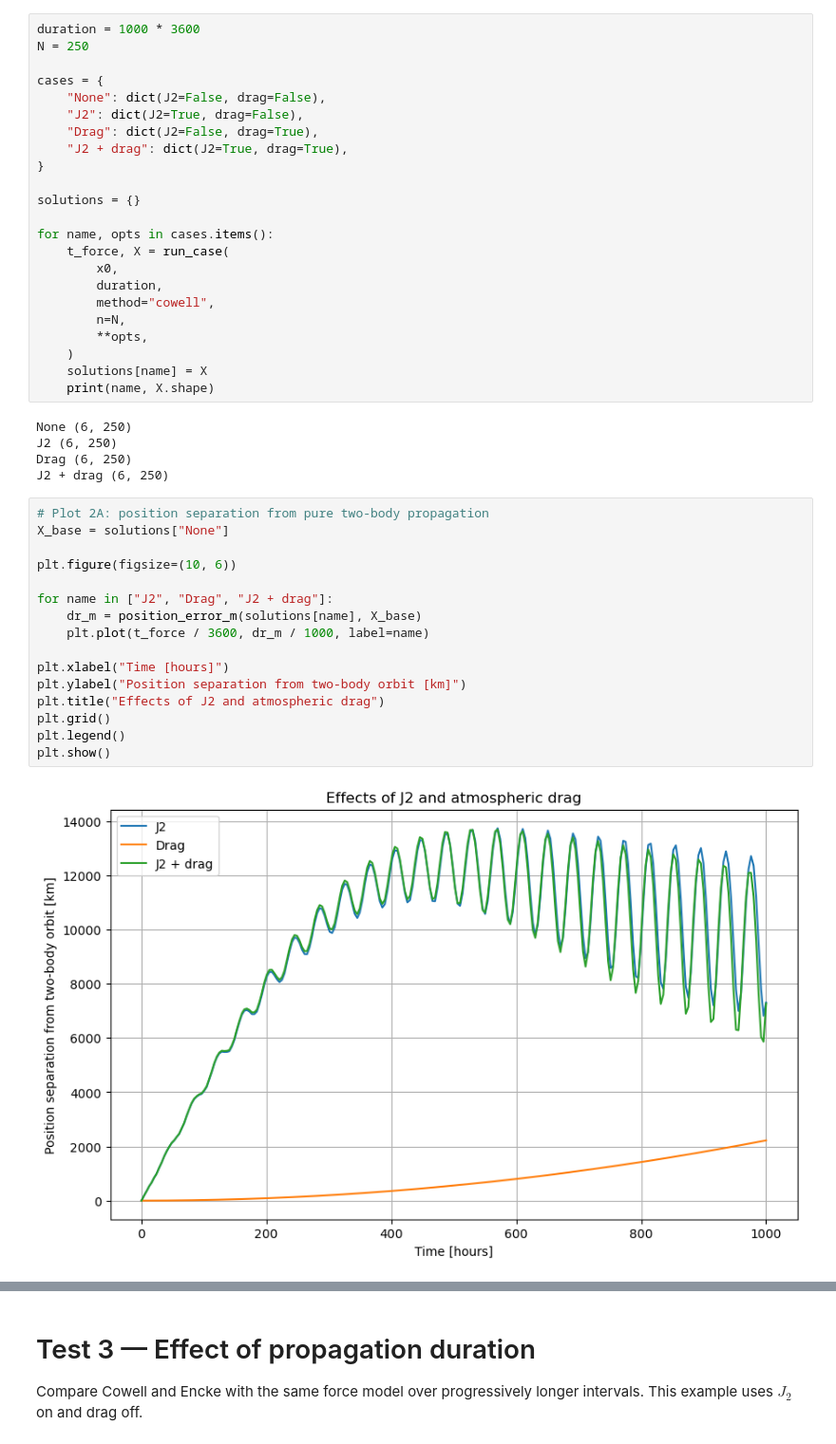
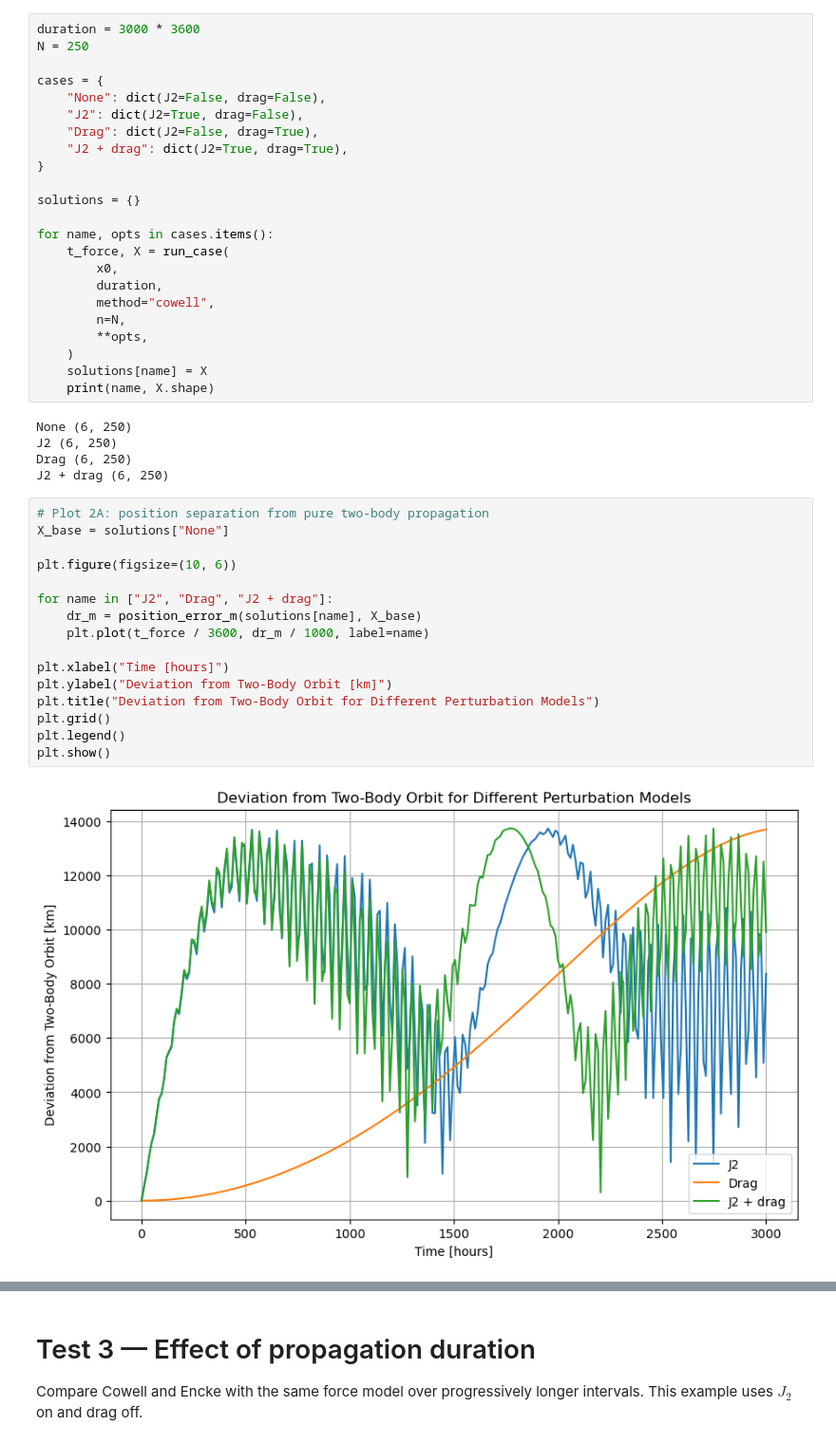
Before and after one commit to utat-ss/adcs-sim, a Jupyter notebook: orbital_propagator_test.ipynb, the cells around one changed output, grey strips where cells are left out. Shown at 95% size. Saved outputs shown, nothing was run; the diff lists cells and outputs as text.

Commit message:
ADD: Deorbiting plot

```diff
--- a/orbital_propagator_test.ipynb
+++ b/orbital_propagator_test.ipynb
@@ -219,7 +219,7 @@ Final position difference:   1.961907e-02 m
 
 The propagator is held fixed as Cowell while the force model changes.
 # %%
-duration = 1000 * 3600
+duration = 3000 * 3600
 N = 250
 
 cases = {
@@ -249,21 +249,21 @@ J2 + drag (6, 250)
 # %%
 # Plot 2A: position separation from pure two-body propagation
 X_base = solutions["None"]
 
 plt.figure(figsize=(10, 6))
 
 for name in ["J2", "Drag", "J2 + drag"]:
     dr_m = position_error_m(solutions[name], X_base)
     plt.plot(t_force / 3600, dr_m / 1000, label=name)
 
 plt.xlabel("Time [hours]")
-plt.ylabel("Position separation from two-body orbit [km]")
-plt.title("Effects of J2 and atmospheric drag")
+plt.ylabel("Deviation from Two-Body Orbit [km]")
+plt.title("Deviation from Two-Body Orbit for Different Perturbation Models")
 plt.grid()
 plt.legend()
 plt.show()
 # %% [output]
-[figure, old version]
+[figure, new version]
 # %%
 # Plot 2B: altitude comparison
 plt.figure(figsize=(10, 6))
```
Also changed, not shown: parts of 3 cells of this notebook, 1 other file.
